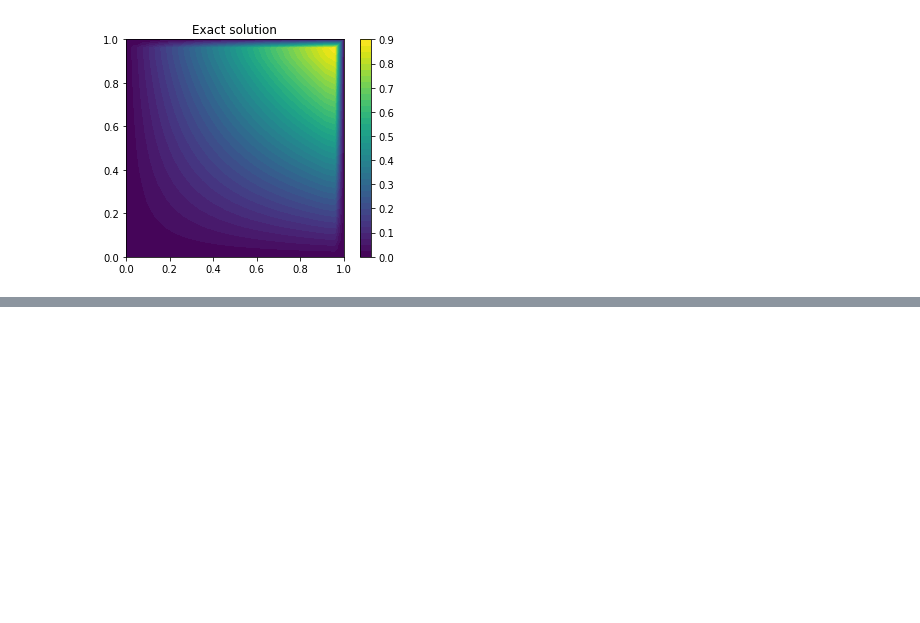
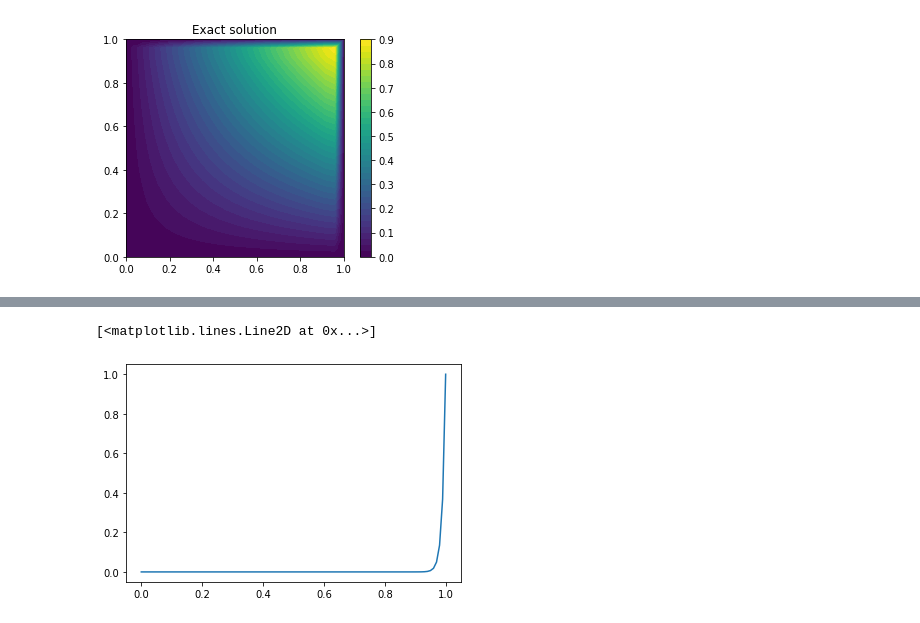
Before and after one commit to Markloveland/Cartesian_Product_FEM, a Jupyter notebook: Action_Balance_Code/SUPGDG Test.ipynb, the cells around one changed output, grey strips where cells are left out. Cells and saved outputs as stored; diff of their text form; code cells hidden in the pictures; blank space fills up the shorter version.

```diff
--- a/Action_Balance_Code/SUPGDG Test.ipynb
+++ b/Action_Balance_Code/SUPGDG Test.ipynb
@@ -72,0 +224,5 @@ L2 Error:
+# %%
+plot(u_exact,mesh=mesh)
+# %% [output]
+[<matplotlib.lines.Line2D at 0x...>]
+[figure, added]
```
Also changed, not shown: parts of 9 cells of this notebook.
